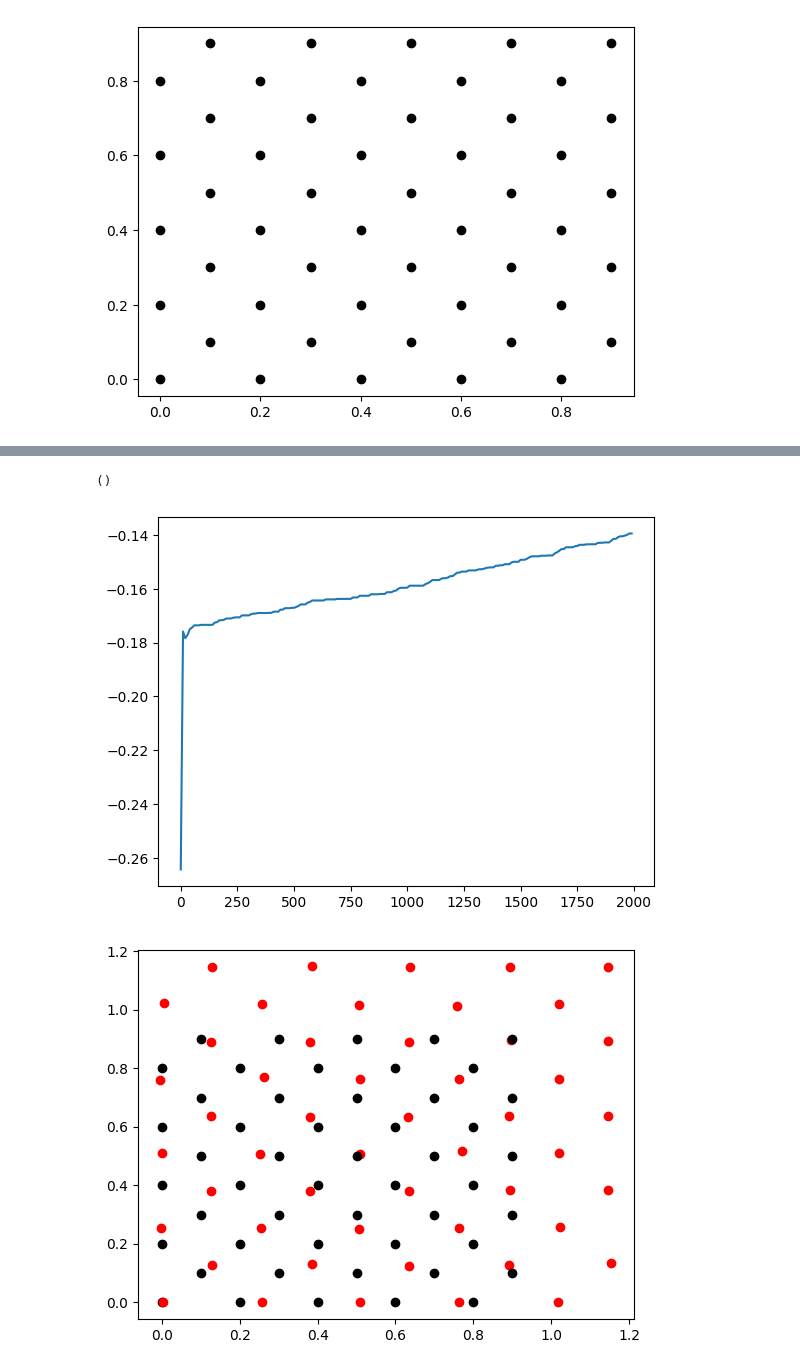
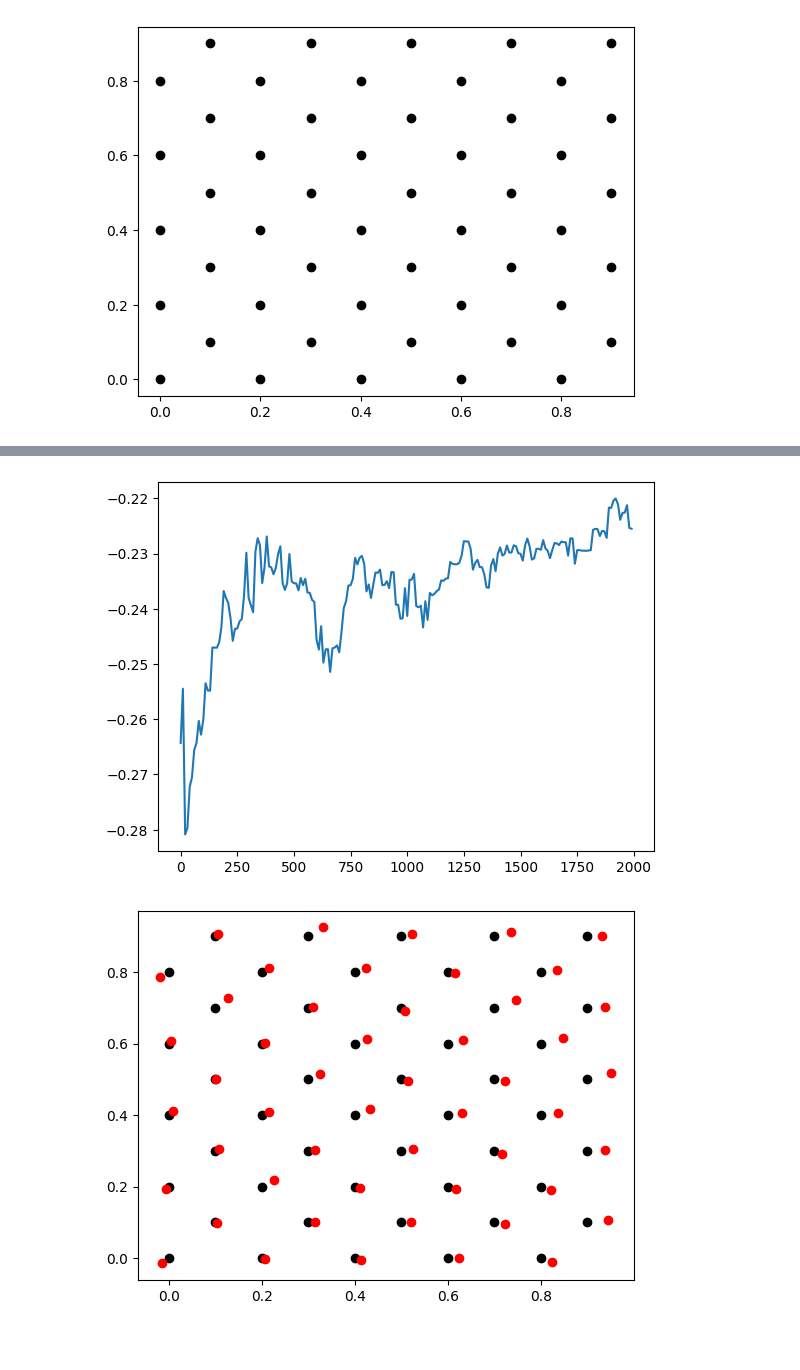
Before and after one commit to mannodiarun/MSE570, a Jupyter notebook: MC.ipynb, the cells around one changed output, grey strips where cells are left out. Saved outputs shown, nothing was run; the diff lists cells and outputs as text; code cells hidden in the pictures; blank space fills up the shorter version.

```diff
--- a/MC.ipynb
+++ b/MC.ipynb
@@ -102,9 +104,10 @@ def pair_distance(x_all,y_all,box):
 
     k = 0
     dist_avg = 0
+    n = len(x_all)
 
-    for i in range (0,N-1):
-        for j in range (i+1,N):
+    for i in range (0,n-1):
+        for j in range (i+1,n):
             xr = x_all[i] - x_all[j]
             xr = xr - box*np.round(xr/box)
             yr = y_all[i] - y_all[j]
@@ -119,16 +122,15 @@ def pair_distance(x_all,y_all,box):
 # %%
 def mcmove(x_all,y_all,box):
 
+    n = len(x_all)
     rr1 = np.random.rand()
-
-    o = int(rr1*N)
+    o = int(rr1*n)
     temp_x = x_all[o]
     temp_y = y_all[o]
 
     eno = energy(x_all,y_all,box)
 
     rr2 = np.random.rand()
-
     x_all[o] = x_all[o] + (rr2-0.5)*0.005*box/box_start
     y_all[o] = y_all[o] + (rr2-0.5)*0.005*box/box_start
 
@@ -230,43 +228,52 @@ def sample(k,x,y,box):
 def mc(x_start,y_start,box_start,ncycl,nsamp):
 
     k = 0
-    x = x_start
-    y = y_start
+    x = copy.deepcopy(x_start)
+    y = copy.deepcopy(y_start)
     box = box_start
     cycles = [0]*int(ncycl/nsamp)
     energies = [0]*int(ncycl/nsamp)
     pair_distances = [0]*int(ncycl/nsamp)
 
     for icycl in range(0,ncycl):
+
         if math.fmod(icycl, nsamp) == 0.0:
             k = int(icycl/nsamp)
             cyc, dist, en = sample(k,x,y,box)
             cycles[k] = cyc*nsamp
             energies[k] = en
             pair_distances[k] = dist
-#            x,y = mcmove(x_all,y_all,box)
-            rr = np.random.rand()
-            if rr < 0.5:
-                x,y = mcmove(x_all,y_all,box)
-            else:
-                x,y,box = mcvol(x_all,y_all,box)
+
+        rr = np.random.rand()
+        if rr < 0.9:
+            x,y = mcmove(x,y,box)
+        else:
+#            x,y,box = mcvol(x,y,box)
+            x,y = mcexc(x,y,box)
+            # if len(x) > 0:
+            #     x,y = mcexc(x,y,box)
+            # else:
+            #     x = copy.deepcopy(x_start)
+            #     y = copy.deepcopy(y_start)
 
     plt.plot(cycles[:], energies[:])
 #    plt.plot(cycles[:], pair_distances[:], c= 'b')
 
-    return()
+    return(x,y,box)
 # %%
+## Example run involving mcmove and mcvol ##
+
 ncycl = 2000
 nsamp = 10
 
-mc(x_start,y_start,box_start,ncycl,nsamp)
+x_final,y_final,box_final = mc(x_start,y_start,box_start,ncycl,nsamp)
 # %% [output]
-()
-[figure, old version]
+[figure, new version]
 # %%
 for i in range(0,N):
     plt.scatter(x_start[i],y_start[i],c='k')
-    plt.scatter(x_all[i],y_all[i],c='r')
+for i in range(0,len(x_final)):
+   plt.scatter(x_final[i],y_final[i],c='r')
 plt.show()
 # %% [output]
-[figure, old version]
+[figure, new version]
```
Also changed, not shown: parts of 9 cells of this notebook.
